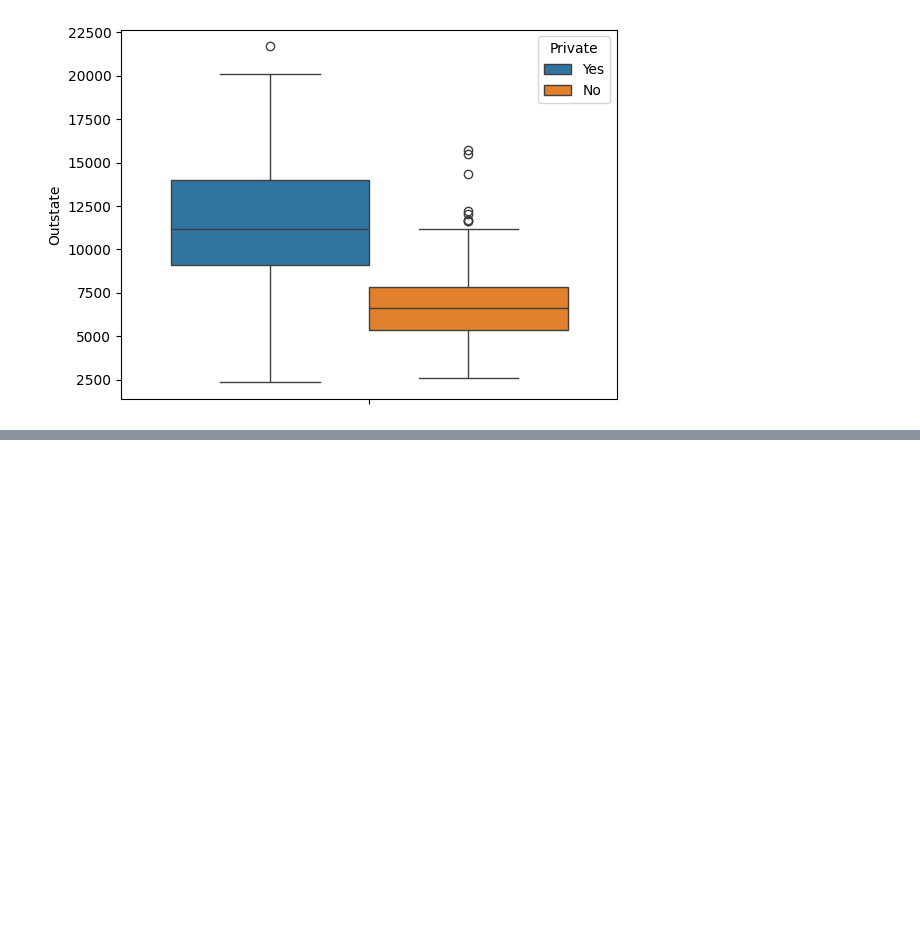
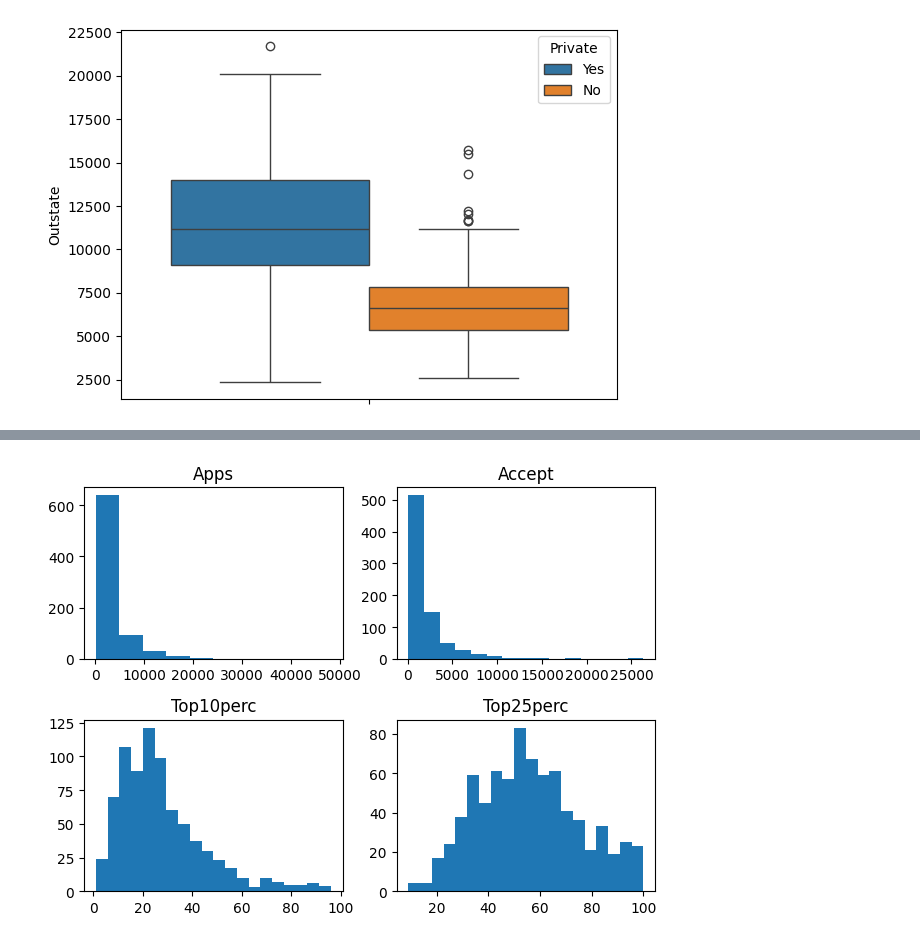
Before and after one commit to tobias-oberg/Databehandling-Tobias-ObergAI24, a Jupyter notebook: Lab/Lab.ipynb, the cells around one changed output, grey strips where cells are left out. Drawn from its saved outputs; the diff is of its cells as text; code cells hidden in the pictures; blank space fills up the shorter version.

```diff
--- a/Lab/Lab.ipynb
+++ b/Lab/Lab.ipynb
@@ -66,0 +89,20 @@ sns.boxplot(college3, y= "Outstate", hue="Private")
+# %%
+# g)   can also use a for-loop for less code.
+fig, ax = plt.subplots(2,2, tight_layout=True)
+
+
+ax[0, 0].hist(college3["Apps"], bins=10, alpha=1)
+ax[0, 0].set_title("Apps")
+
+ax[0, 1].hist(college3["Accept"], bins=15, alpha=1)
+ax[0, 1].set_title("Accept")
+
+ax[1, 0].hist(college3["Top10perc"], bins=20, alpha=1)
+ax[1, 0].set_title("Top10perc")
+
+ax[1, 1].hist(college3["Top25perc"], bins=20, alpha=1)
+ax[1, 1].set_title("Top25perc")
+
+plt.show()
+# %% [output]
+[figure, added]
```
Also changed, not shown: parts of 5 cells of this notebook.
